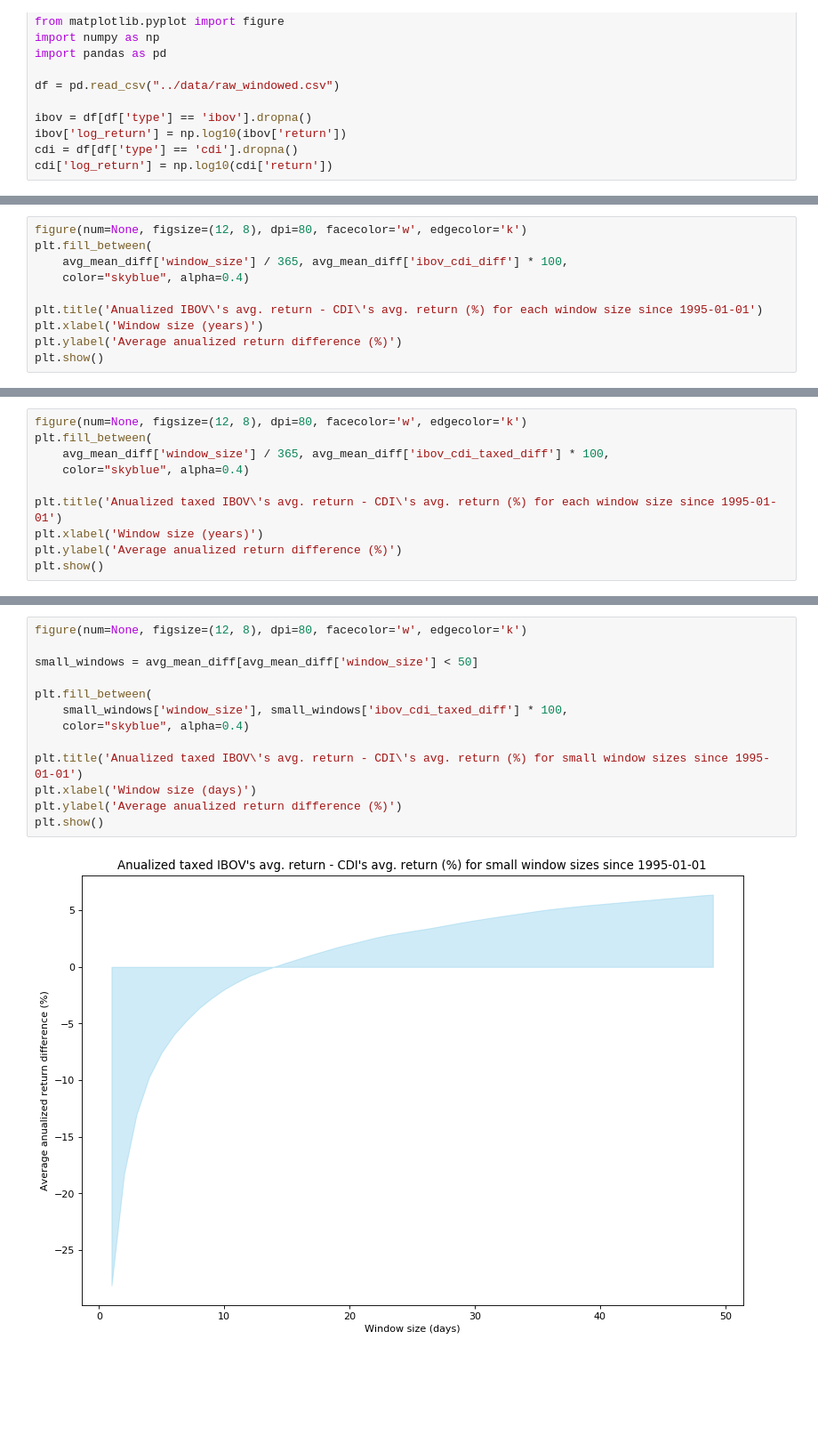
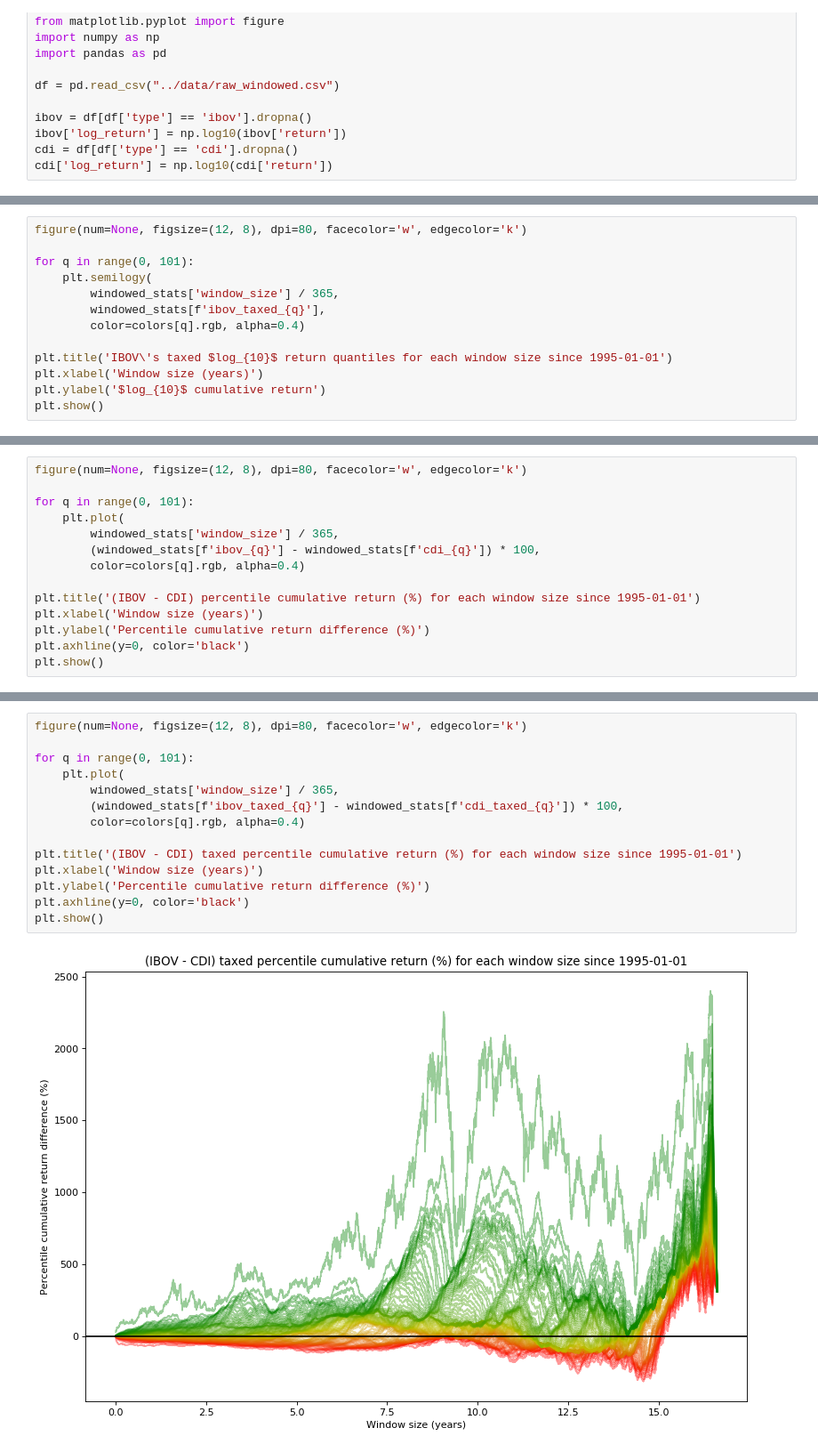
Before and after one commit to luizsol/blog-repos, a Jupyter notebook: ibov-vs-cdi/jupyter/graph_generation.ipynb, the cells around one changed output, grey strips where cells are left out. Shown at 89% size. Drawn from its saved outputs; the diff is of its cells as text; blank space fills up the shorter version.

```diff
--- a/ibov-vs-cdi/jupyter/graph_generation.ipynb
+++ b/ibov-vs-cdi/jupyter/graph_generation.ipynb
@@ -83,11 +281,14 @@ avg_mean_diff = pd.DataFrame(diff_records)
 # %%
 figure(num=None, figsize=(12, 8), dpi=80, facecolor='w', edgecolor='k')
-plt.fill_between(
-    avg_mean_diff['window_size'] / 365, avg_mean_diff['ibov_cdi_diff'] * 100,
-    color="skyblue", alpha=0.4)
 
-plt.title('Anualized IBOV\'s avg. return - CDI\'s avg. return (%) for each window size since 1995-01-01')
+for q in range(0, 101):
+    plt.semilogy(
+        windowed_stats['window_size'] / 365,
+        windowed_stats[f'ibov_taxed_{q}'],
+        color=colors[q].rgb, alpha=0.4)
+
+plt.title('IBOV\'s taxed $log_{10}$ return quantiles for each window size since 1995-01-01')
 plt.xlabel('Window size (years)')
-plt.ylabel('Average anualized return difference (%)')
+plt.ylabel('$log_{10}$ cumulative return')
 plt.show()
 # %% [output]
@@ -95,11 +343,15 @@ plt.show()
 # %%
 figure(num=None, figsize=(12, 8), dpi=80, facecolor='w', edgecolor='k')
-plt.fill_between(
-    avg_mean_diff['window_size'] / 365, avg_mean_diff['ibov_cdi_taxed_diff'] * 100,
-    color="skyblue", alpha=0.4)
 
-plt.title('Anualized taxed IBOV\'s avg. return - CDI\'s avg. return (%) for each window size since 1995-01-01')
+for q in range(0, 101):
+    plt.plot(
+        windowed_stats['window_size'] / 365,
+        (windowed_stats[f'ibov_{q}'] - windowed_stats[f'cdi_{q}']) * 100,
+        color=colors[q].rgb, alpha=0.4)
+
+plt.title('(IBOV - CDI) percentile cumulative return (%) for each window size since 1995-01-01')
 plt.xlabel('Window size (years)')
-plt.ylabel('Average anualized return difference (%)')
+plt.ylabel('Percentile cumulative return difference (%)')
+plt.axhline(y=0, color='black')
 plt.show()
 # %% [output]
@@ -107,15 +359,16 @@ plt.show()
 # %%
 figure(num=None, figsize=(12, 8), dpi=80, facecolor='w', edgecolor='k')
 
-small_windows = avg_mean_diff[avg_mean_diff['window_size'] < 50]
+for q in range(0, 101):
+    plt.plot(
+        windowed_stats['window_size'] / 365,
+        (windowed_stats[f'ibov_taxed_{q}'] - windowed_stats[f'cdi_taxed_{q}']) * 100,
+        color=colors[q].rgb, alpha=0.4)
 
-plt.fill_between(
-    small_windows['window_size'], small_windows['ibov_cdi_taxed_diff'] * 100,
-    color="skyblue", alpha=0.4)
-
-plt.title('Anualized taxed IBOV\'s avg. return - CDI\'s avg. return (%) for small window sizes since 1995-01-01')
-plt.xlabel('Window size (days)')
-plt.ylabel('Average anualized return difference (%)')
+plt.title('(IBOV - CDI) taxed percentile cumulative return (%) for each window size since 1995-01-01')
+plt.xlabel('Window size (years)')
+plt.ylabel('Percentile cumulative return difference (%)')
+plt.axhline(y=0, color='black')
 plt.show()
 # %% [output]
-[figure, old version]
+[figure, new version]
```
Also changed, not shown: parts of 20 cells of this notebook.
